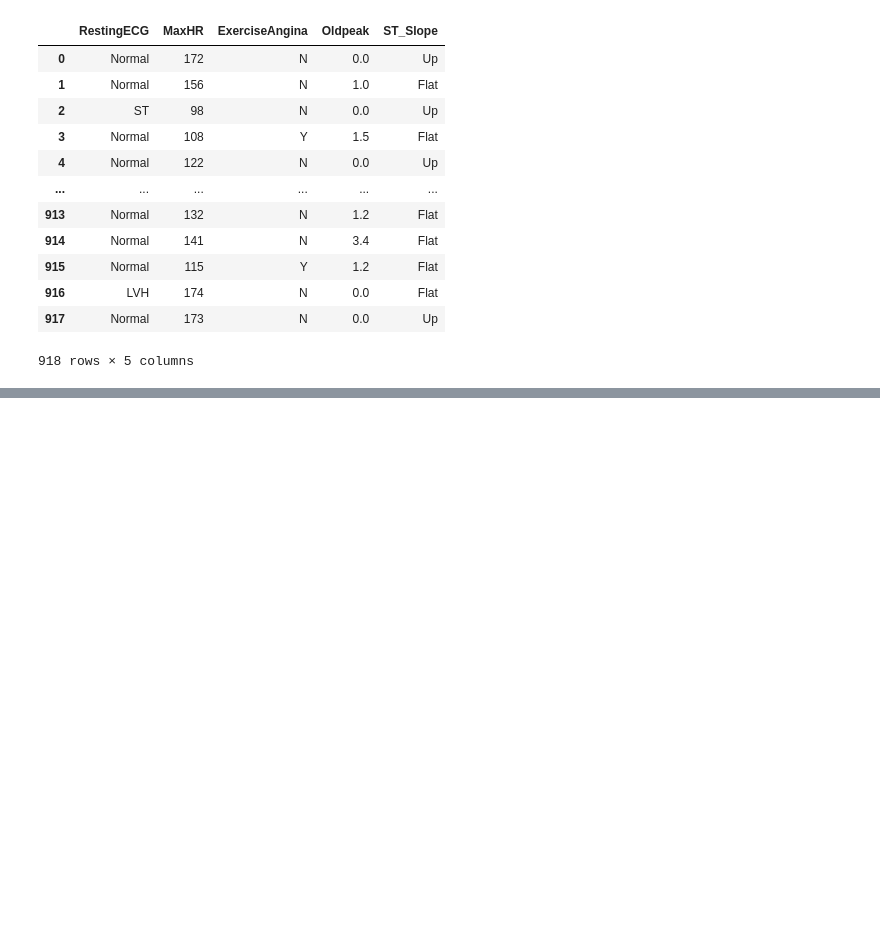
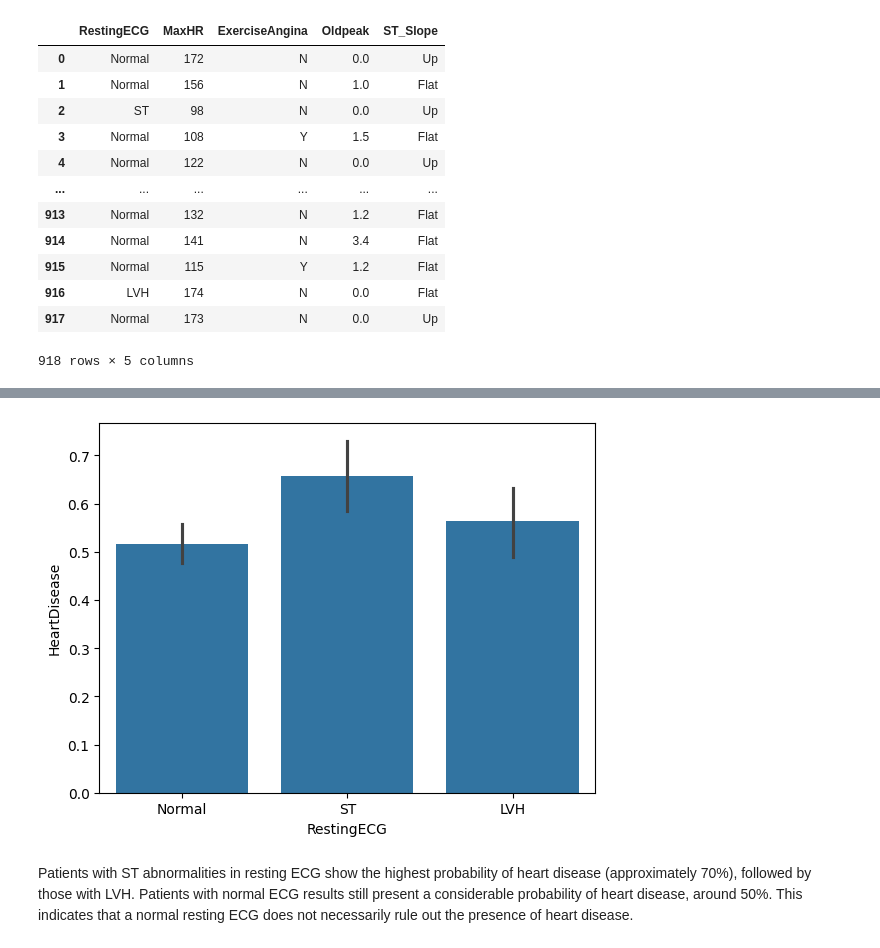
Before and after one commit to Newtan999/NewML, a Jupyter notebook: notebooks/01_eda.ipynb, the cells around one changed output, grey strips where cells are left out. Saved outputs shown, nothing was run; the diff lists cells and outputs as text; code cells hidden in the pictures; blank space fills up the shorter version.

```diff
--- a/notebooks/01_eda.ipynb
+++ b/notebooks/01_eda.ipynb
@@ -313,6 +313,8 @@ df["Elderly"] = df["Age"] >= 60
 elderly_heart_disease = df.loc[(df["Elderly"]) & (df["HeartDisease"])]
 
 elderly_heart_disease
+
+df["risk_oldpeak"] = df["Oldpeak"] >
 # %% [output]
 |  | Age | Sex | ChestPainType | RestingBP | Cholesterol | FastingBS | RestingECG | MaxHR | ... |
 | 18 | 60 | M | ASY | 100 | 248.0 | 0 | Normal | 125 | ... |
@@ -397,0 +408,6 @@ df[complementary_exams]
+# %%
+sns.barplot(x="RestingECG", y="HeartDisease", data=df);
+# %% [output]
+[figure, added]
+# %% [markdown]
+Patients with ST abnormalities in resting ECG show the highest probability of heart disease (approximately 70%), followed by those with LVH. Patients with normal ECG results still present a considerable probability of heart disease, around 50%. This indicates that a normal resting ECG does not necessarily rule out the presence of heart disease.
```
Also changed, not shown: parts of 22 cells of this notebook.
